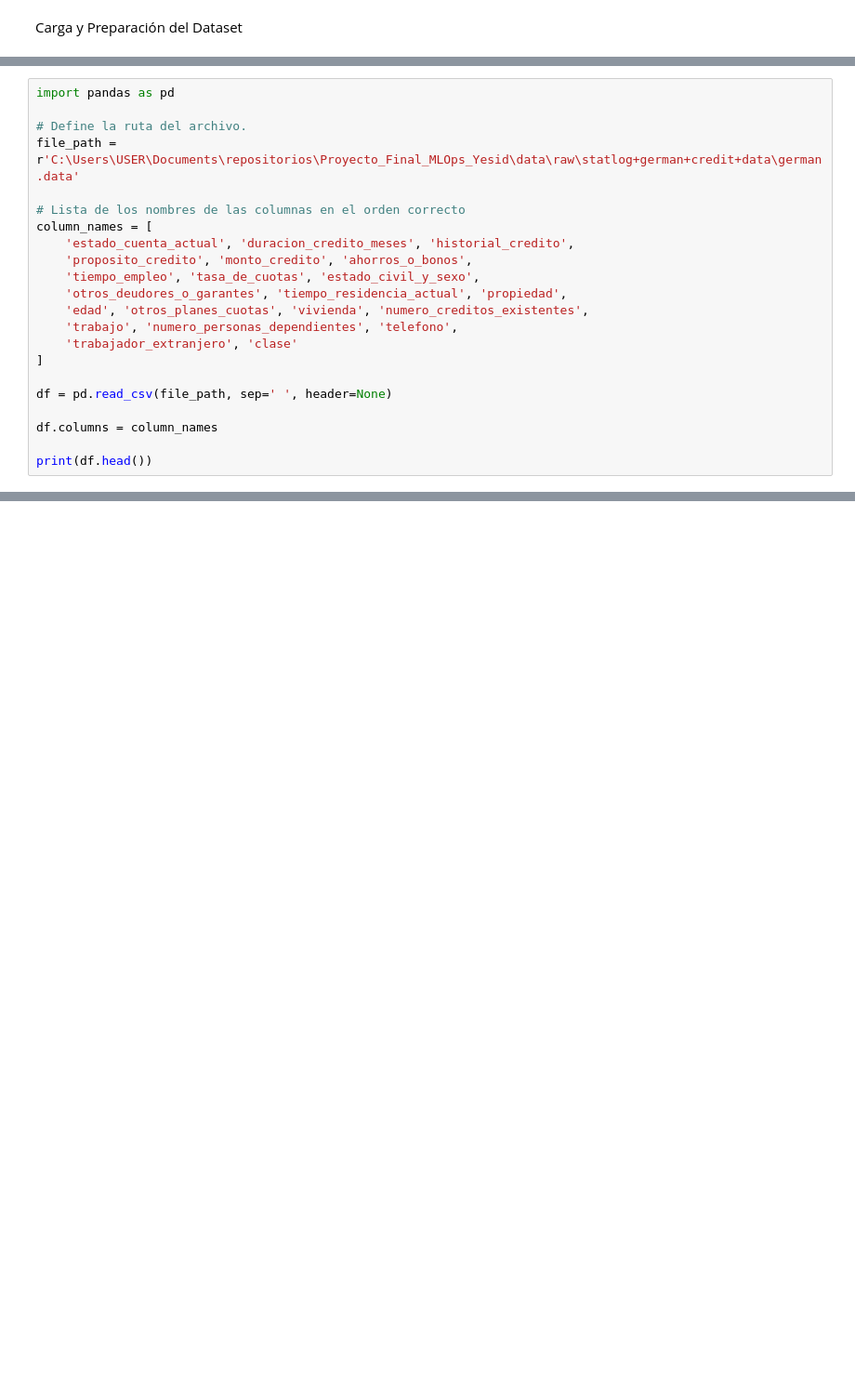
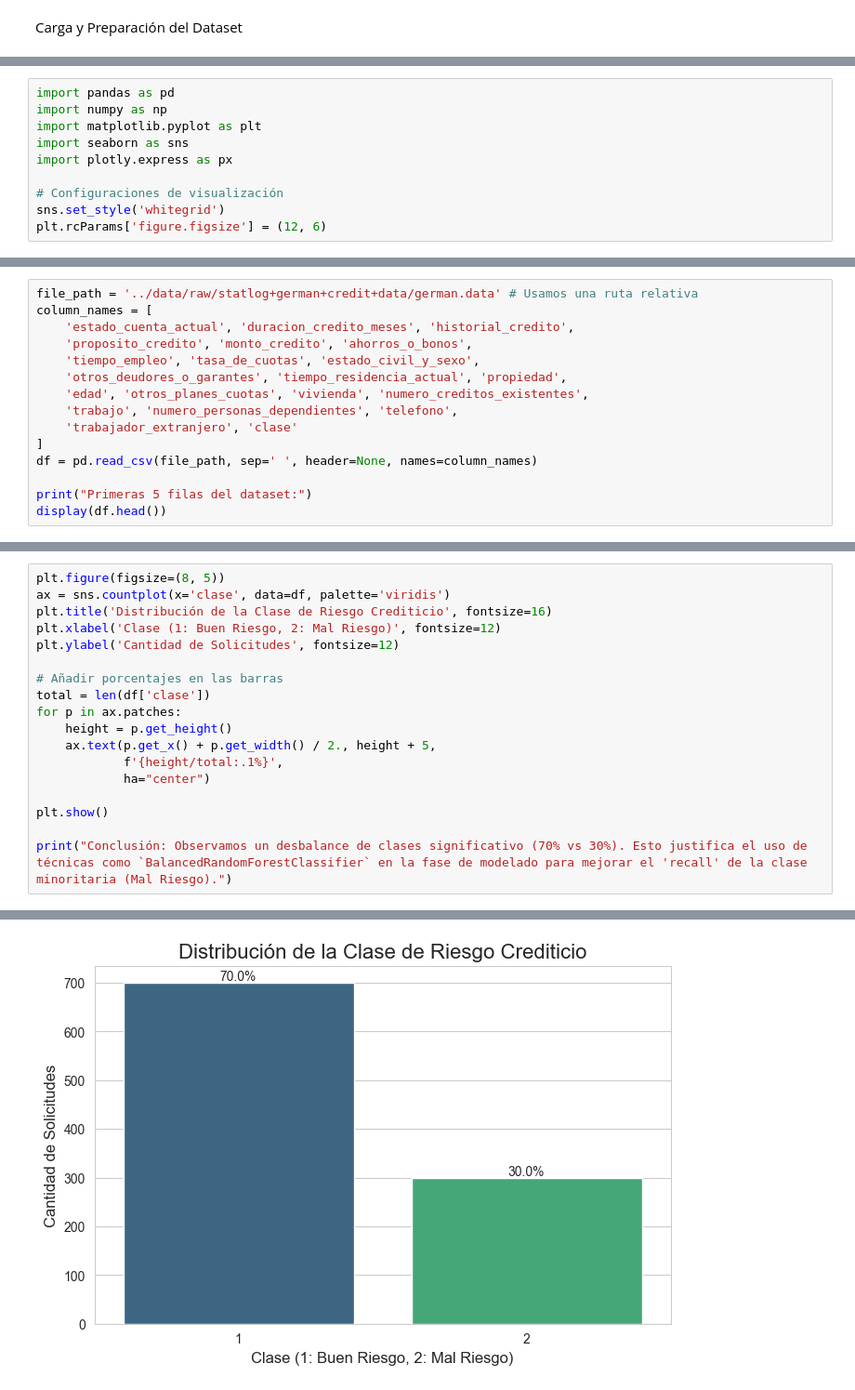
Before and after one commit to Yesio11/Proyecto_Final_MLOps_Yesid, a Jupyter notebook: notebooks/01_eda.ipynb, the cells around one changed output, grey strips where cells are left out. Shown: that part at 93% size. Cells and saved outputs as stored; diff of their text form; blank space fills up the shorter version.

```diff
--- a/notebooks/01_eda.ipynb
+++ b/notebooks/01_eda.ipynb
@@ -2,0 +11,10 @@ Carga y Preparación del Dataset
+# %%
+import pandas as pd
+import numpy as np
+import matplotlib.pyplot as plt
+import seaborn as sns
+import plotly.express as px
+
+# Configuraciones de visualización
+sns.set_style('whitegrid')
+plt.rcParams['figure.figsize'] = (12, 6)
@@ -3,10 +24,5 @@ Carga y Preparación del Dataset
 # %%
-import pandas as pd
-
-# Define la ruta del archivo.
-file_path = r'C:\Users\USER\Documents\repositorios\Proyecto_Final_MLOps_Yesid\data\raw\statlog+german+credit+data\german.data'
-
-# Lista de los nombres de las columnas en el orden correcto
+file_path = '../data/raw/statlog+german+credit+data/german.data' # Usamos una ruta relativa
 column_names = [
     'estado_cuenta_actual', 'duracion_credito_meses', 'historial_credito',
     'proposito_credito', 'monto_credito', 'ahorros_o_bonos',
@@ -16,10 +32,8 @@ column_names = [
     'trabajo', 'numero_personas_dependientes', 'telefono',
     'trabajador_extranjero', 'clase'
 ]
+df = pd.read_csv(file_path, sep=' ', header=None, names=column_names)
 
-df = pd.read_csv(file_path, sep=' ', header=None)
-
-df.columns = column_names
-
-print(df.head())
+print("Primeras 5 filas del dataset:")
+display(df.head())
 # %% [output]
@@ -181,0 +92,19 @@ Dimensiones de y_test: (280,)
+# %%
+plt.figure(figsize=(8, 5))
+ax = sns.countplot(x='clase', data=df, palette='viridis')
+plt.title('Distribución de la Clase de Riesgo Crediticio', fontsize=16)
+plt.xlabel('Clase (1: Buen Riesgo, 2: Mal Riesgo)', fontsize=12)
+plt.ylabel('Cantidad de Solicitudes', fontsize=12)
+
+# Añadir porcentajes en las barras
+total = len(df['clase'])
+for p in ax.patches:
+    height = p.get_height()
+    ax.text(p.get_x() + p.get_width() / 2., height + 5,
+            f'{height/total:.1%}',
+            ha="center")
+
+plt.show()
+
+print("Conclusión: Observamos un desbalance de clases significativo (70% vs 30%). Esto justifica el uso de técnicas como `BalancedRandomForestClassifier` en la fase de modelado para mejorar el 'recall' de la clase minoritaria (Mal Riesgo).")
+# %% [output]
@@ -181,0 +114 @@ Dimensiones de y_test: (280,)
+[figure, added]
```
Also changed, not shown: parts of 23 cells of this notebook, 7 other files.
